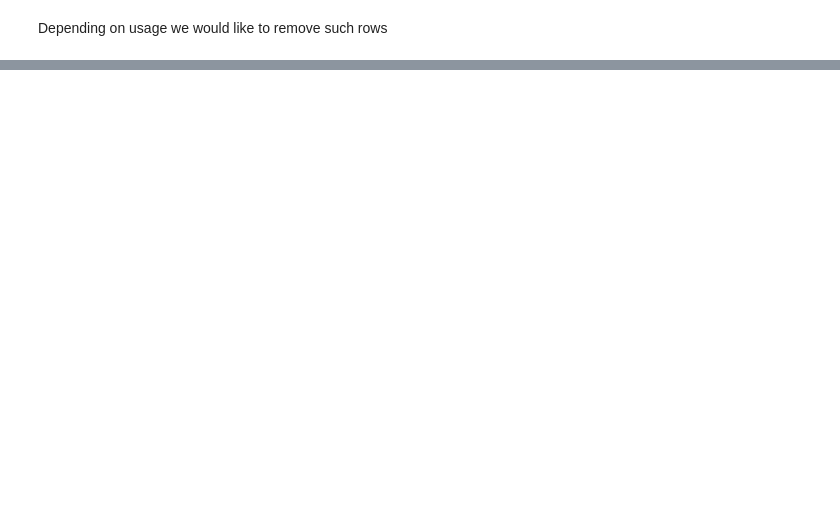
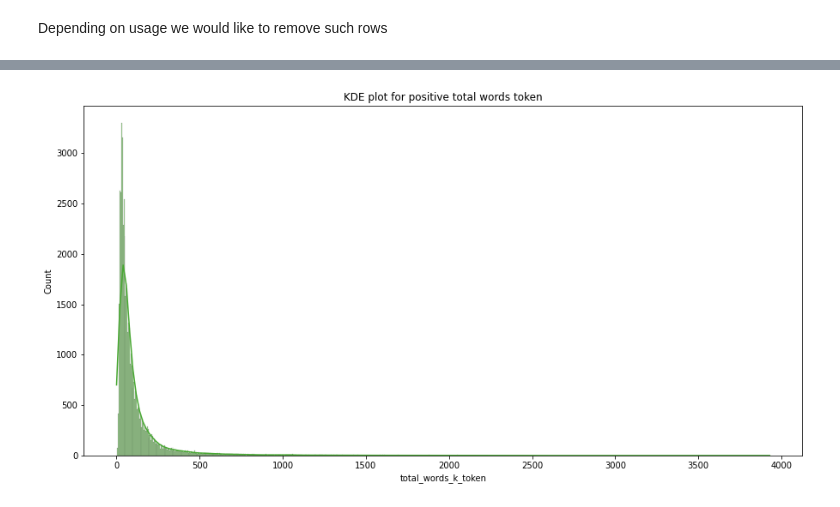
Before and after one commit to Renuk9390/Patent_Sentiment_Analysis, a Jupyter notebook: Jupyter notebook/Prepare_split_analysis.ipynb, the cells around one changed output, grey strips where cells are left out. Saved outputs shown, nothing was run; the diff lists cells and outputs as text; code cells hidden in the pictures; blank space fills up the shorter version.

```diff
--- a/Jupyter notebook/Prepare_split_analysis.ipynb
+++ b/Jupyter notebook/Prepare_split_analysis.ipynb
@@ -181,0 +299,5 @@ df_analysis.to_csv( "/content/drive/MyDrive/dataset_patent/generated_files/df_an
+# %%
+# Dropping null values
+pos_text_target.dropna(axis = 0, inplace=True)
+neg_text_target.dropna(axis = 0, inplace=True)
+neut_text_target.dropna(axis = 0, inplace=True)
@@ -181,0 +339,4 @@ df_analysis.to_csv( "/content/drive/MyDrive/dataset_patent/generated_files/df_an
+# %%
+# Removing duplicated rows
+pos_text_target.drop_duplicates(keep='first',inplace=True)
+print(pos_text_target.shape)
@@ -181,0 +421,10 @@ df_analysis.to_csv( "/content/drive/MyDrive/dataset_patent/generated_files/df_an
+# %%
+# Tokenization using keras - Takind 1 minutes on colab
+pos_text_target['keras_tokenized_sents'] = pos_text_target.apply(lambda row: text_to_word_sequence(row['text']), axis=1)
+neg_text_target['keras_tokenized_sents'] = neg_text_target.apply(lambda row: text_to_word_sequence(row['text']), axis=1)
+neut_text_target['keras_tokenized_sents'] = neut_text_target.apply(lambda row: text_to_word_sequence(row['text']), axis=1)
+# %%
+# Counting total words per text in dataframe
+pos_text_target['total_words_k_token'] = pos_text_target['keras_tokenized_sents'].apply(lambda x : len(x))
+neg_text_target['total_words_k_token'] = neg_text_target['keras_tokenized_sents'].apply(lambda x : len(x))
+neut_text_target['total_words_k_token'] = neut_text_target['keras_tokenized_sents'].apply(lambda x : len(x))
@@ -181,0 +443,7 @@ df_analysis.to_csv( "/content/drive/MyDrive/dataset_patent/generated_files/df_an
+# %%
+fig, ax = plt.subplots(figsize=(15, 7.5))
+sns.histplot(pos_text_target.total_words_k_token, kde=True, ax=ax, color='#48a832')
+plt.title('KDE plot for positive total words token')
+plt.show()
+# %% [output]
+[figure, added]
```
Also changed, not shown: parts of 60 cells of this notebook.
